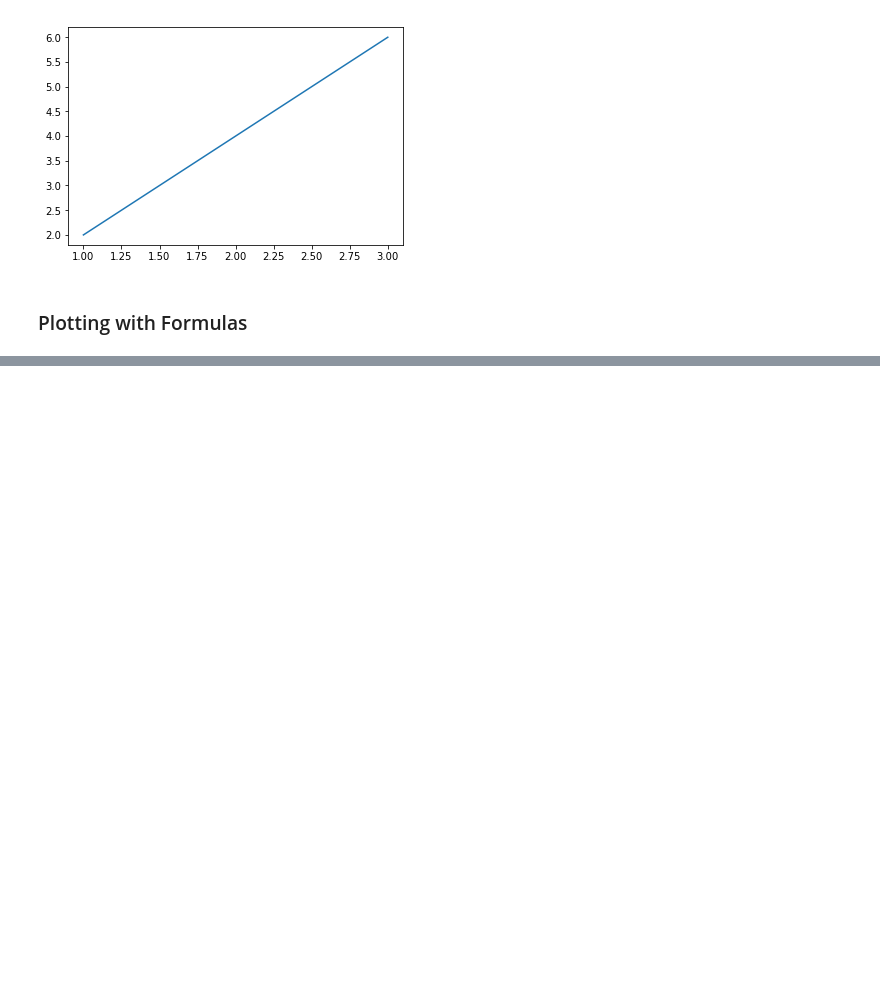
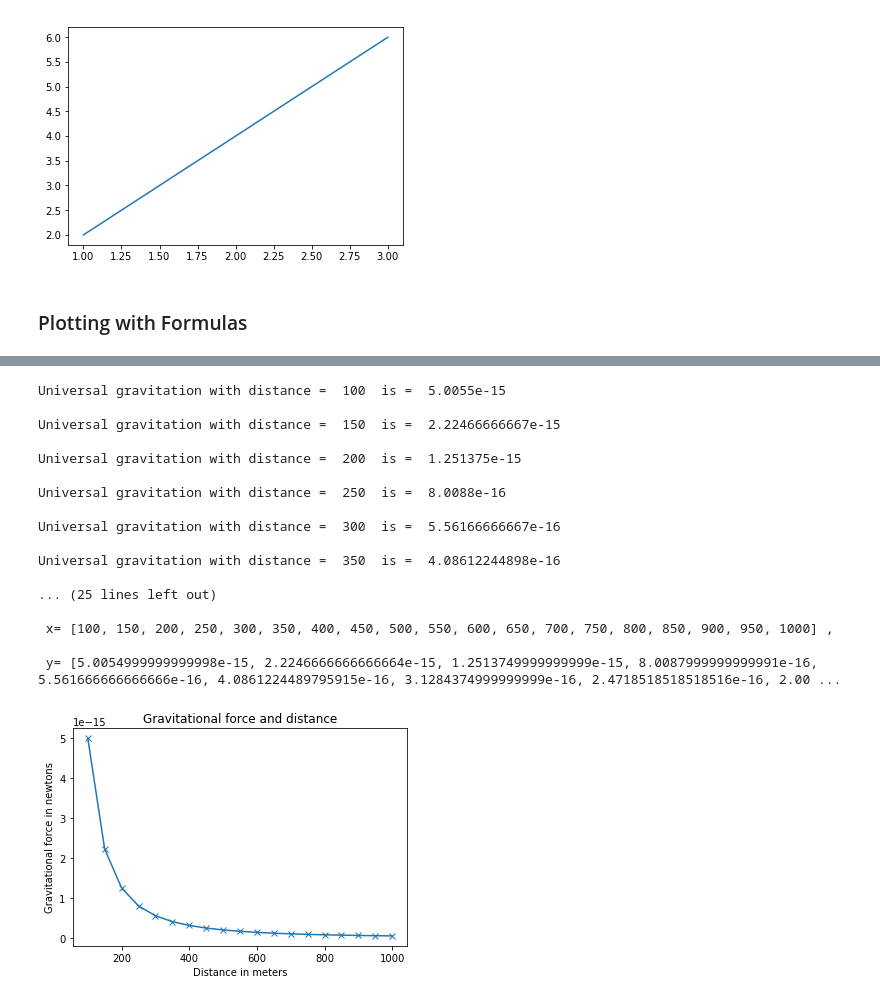
Before and after one commit to TrinhDinhPhuc/TetHolidayWithPython, a Jupyter notebook: Doing math with python/Chapter2 -Visualizing data with graphs.ipynb, the cells around one changed output, grey strips where cells are left out. Saved outputs shown, nothing was run; the diff lists cells and outputs as text; code cells hidden in the pictures; blank space fills up the shorter version.

Commit message:
newton's law

```diff
--- a/Doing math with python/Chapter2 -Visualizing data with graphs.ipynb
+++ b/Doing math with python/Chapter2 -Visualizing data with graphs.ipynb
@@ -289,0 +305,46 @@ if __name__=='__main__':
+# %%
+import numpy as np
+import matplotlib.pyplot as plt
+distances = np.arange(100,1001,50)
+m1=0.5
+m2=1.5
+def gravitational_constant(m1,m2,r):
+    gravitational_constant= 6.674*(10**-11)
+    F=(gravitational_constant*m1*m2)/(r**2)
+    return F
+def draw_graph(x, y):
+    plt.plot(x, y, marker='x')
+    plt.xlabel('Distance in meters')
+    plt.ylabel('Gravitational force in newtons')
+    plt.title('Gravitational force and distance')
+    plt.show()
+
+if __name__=='__main__':
+    x=[]
+    y=[]
+    for r in distances:
+        #print("Universal gravitation with distance = {} is = {} \n".format(i,gravitational_constant(m1,m2,r)))
+        print("Universal gravitation with distance = ",r," is = ",gravitational_constant(m1,m2,r),"\n")
+        x.append(r)
+        y.append(gravitational_constant(m1,m2,r))
+    print(" x= {} ,\n\n y= {}".format(x,y))
+    draw_graph(distances,y)
+# %% [output]
+Universal gravitation with distance =  100  is =  5.0055e-15
+
+Universal gravitation with distance =  150  is =  2.22466666667e-15
+
+Universal gravitation with distance =  200  is =  1.251375e-15
+
+Universal gravitation with distance =  250  is =  8.0088e-16
+
+Universal gravitation with distance =  300  is =  5.56166666667e-16
+
+Universal gravitation with distance =  350  is =  4.08612244898e-16
+
+... (25 lines left out)
+
+ x= [100, 150, 200, 250, 300, 350, 400, 450, 500, 550, 600, 650, 700, 750, 800, 850, 900, 950, 1000] ,
+
+ y= [5.0054999999999998e-15, 2.2246666666666664e-15, 1.2513749999999999e-15, 8.0087999999999991e-16, 5.561666666666666e-16, 4.0861224489795915e-16, 3.1284374999999999e-16, 2.4718518518518516e-16, 2.00 ...
+[figure, added]
```
Also changed, not shown: parts of 12 cells of this notebook.
